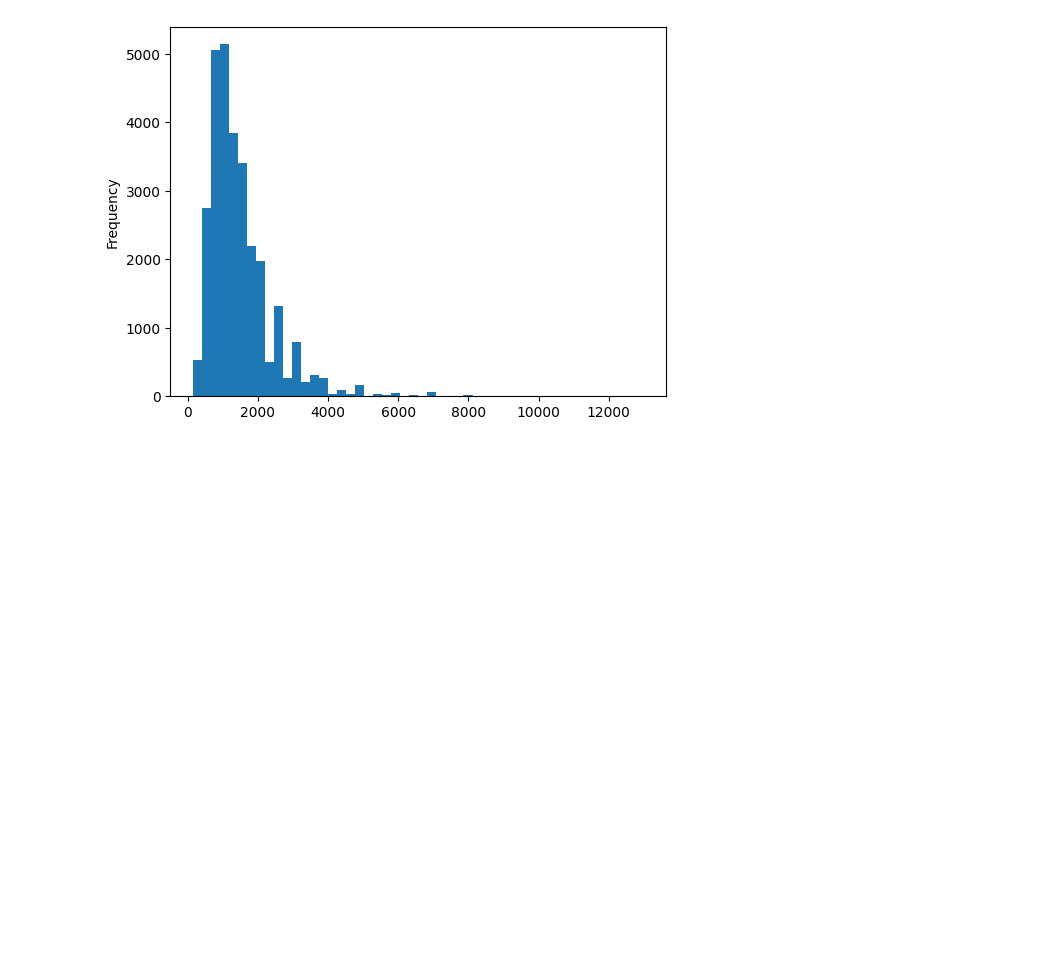
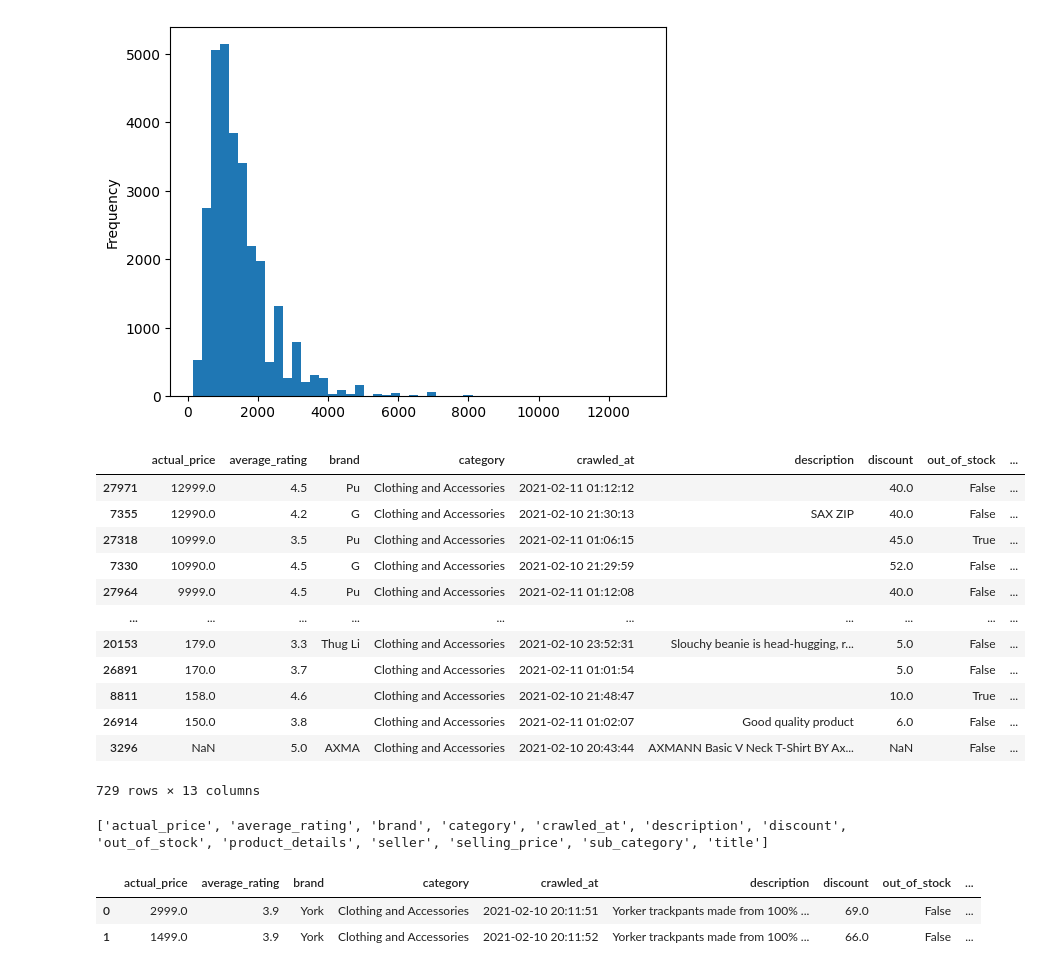
Before and after one commit to MaulikMehrotra/python_digipodium, a Jupyter notebook: analysis_2.ipynb, the cells around one changed output. Drawn from its saved outputs; the diff is of its cells as text; code cells hidden in the pictures; blank space fills up the shorter version.

```diff
--- a/analysis_2.ipynb
+++ b/analysis_2.ipynb
@@ -151,0 +248,20 @@ df['selling_price']=df['selling_price'].apply(clean_price)
+# %%
+df.drop_duplicates(subset='actual_price')
+# %% [output]
+|  | actual_price | average_rating | brand | category | crawled_at | description | discount | out_of_stock | ... |
+| 27971 | 12999.0 | 4.5 | Pu | Clothing and Accessories | 2021-02-11 01:12:12 |  | 40.0 | False | ... |
+| 7355 | 12990.0 | 4.2 | G | Clothing and Accessories | 2021-02-10 21:30:13 | SAX ZIP | 40.0 | False | ... |
+| 27318 | 10999.0 | 3.5 | Pu | Clothing and Accessories | 2021-02-11 01:06:15 |  | 45.0 | True | ... |
+| 7330 | 10990.0 | 4.5 | G | Clothing and Accessories | 2021-02-10 21:29:59 |  | 52.0 | False | ... |
+| 27964 | 9999.0 | 4.5 | Pu | Clothing and Accessories | 2021-02-11 01:12:08 |  | 40.0 | False | ... |
+| ... | ... | ... | ... | ... | ... | ... | ... | ... | ... |
+| 20153 | 179.0 | 3.3 | Thug Li | Clothing and Accessories | 2021-02-10 23:52:31 | Slouchy beanie is head-hugging, r... | 5.0 | False | ... |
+| 26891 | 170.0 | 3.7 |  | Clothing and Accessories | 2021-02-11 01:01:54 |  | 5.0 | False | ... |
+| 8811 | 158.0 | 4.6 |  | Clothing and Accessories | 2021-02-10 21:48:47 |  | 10.0 | True | ... |
+| 26914 | 150.0 | 3.8 |  | Clothing and Accessories | 2021-02-11 01:02:07 | Good quality product | 6.0 | False | ... |
+| 3296 | NaN | 5.0 | AXMA | Clothing and Accessories | 2021-02-10 20:43:44 | AXMANN Basic V Neck T-Shirt BY Ax... | NaN | False | ... |
+729 rows × 13 columns
+# %%
+print(df.columns.tolist())
+# %% [output]
+['actual_price', 'average_rating', 'brand', 'category', 'crawled_at', 'description', 'discount', 'out_of_stock', 'product_details', 'seller', 'selling_price', 'sub_category', 'title']
@@ -151,0 +271,6 @@ df['selling_price']=df['selling_price'].apply(clean_price)
+# %%
+df.head(2)
+# %% [output]
+|  | actual_price | average_rating | brand | category | crawled_at | description | discount | out_of_stock | ... |
+| 0 | 2999.0 | 3.9 | York | Clothing and Accessories | 2021-02-10 20:11:51 | Yorker trackpants made from 100% ... | 69.0 | False | ... |
+| 1 | 1499.0 | 3.9 | York | Clothing and Accessories | 2021-02-10 20:11:52 | Yorker trackpants made from 100% ... | 66.0 | False | ... |
```
Also changed, not shown: parts of 12 cells of this notebook.
